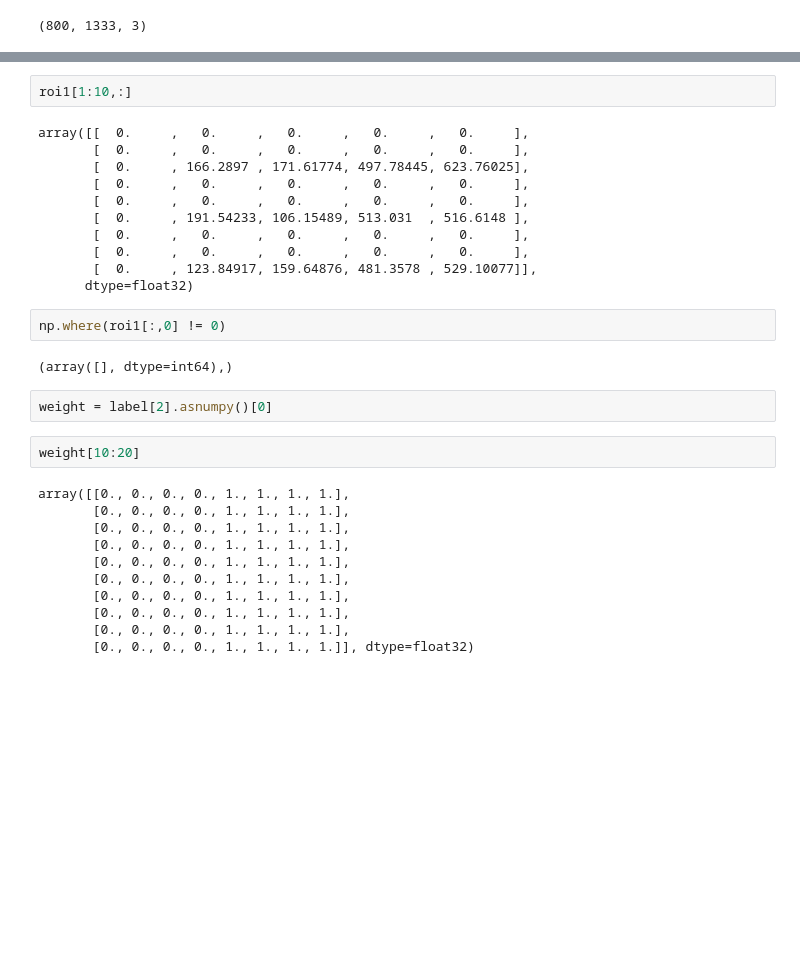
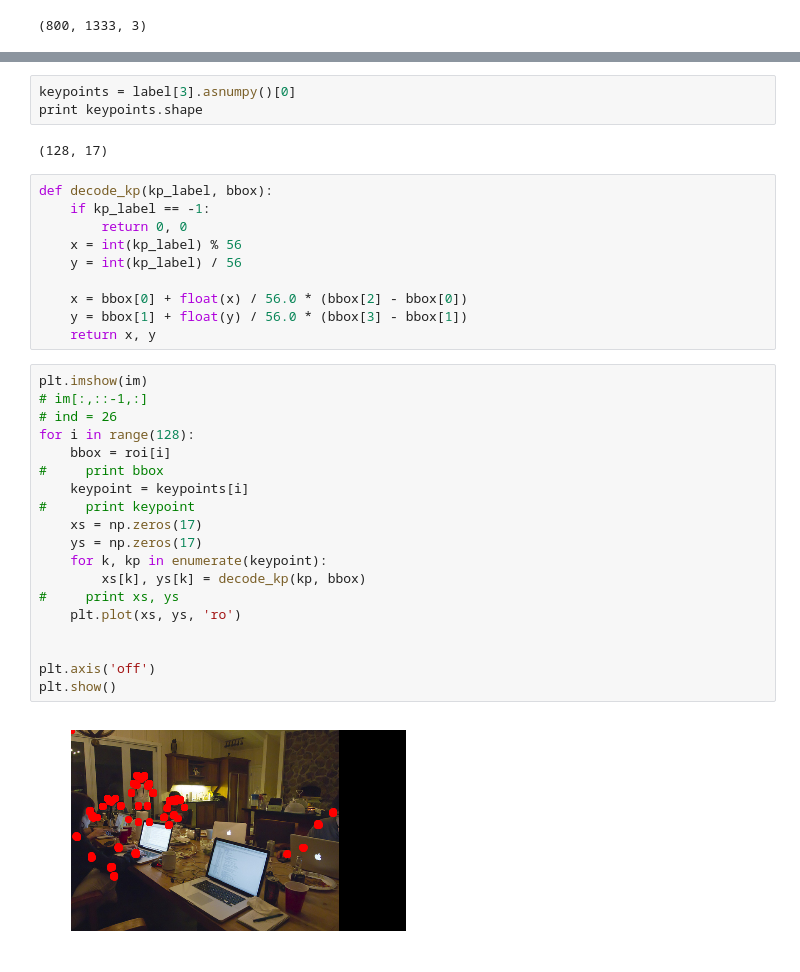
Before and after one commit to sjiang17/keypoint-maskrcnn, a Jupyter notebook: debug/debug_data.ipynb, the cells around one changed output, grey strips where cells are left out. Cells and saved outputs as stored; diff of their text form; blank space fills up the shorter version.

```diff
--- a/debug/debug_data.ipynb
+++ b/debug/debug_data.ipynb
@@ -49,32 +54,36 @@ plt.show()
-# %%
-roi1[1:10,:]
-# %% [output]
-array([[  0.     ,   0.     ,   0.     ,   0.     ,   0.     ],
-       [  0.     ,   0.     ,   0.     ,   0.     ,   0.     ],
-       [  0.     , 166.2897 , 171.61774, 497.78445, 623.76025],
-       [  0.     ,   0.     ,   0.     ,   0.     ,   0.     ],
-       [  0.     ,   0.     ,   0.     ,   0.     ,   0.     ],
-       [  0.     , 191.54233, 106.15489, 513.031  , 516.6148 ],
-       [  0.     ,   0.     ,   0.     ,   0.     ,   0.     ],
-       [  0.     ,   0.     ,   0.     ,   0.     ,   0.     ],
-       [  0.     , 123.84917, 159.64876, 481.3578 , 529.10077]],
-      dtype=float32)
-# %%
-np.where(roi1[:,0] != 0)
-# %% [output]
-(array([], dtype=int64),)
 # %%
-weight = label[2].asnumpy()[0]
+keypoints = label[3].asnumpy()[0]
+print keypoints.shape
+# %% [output]
+(128, 17)
-# %%
-weight[10:20]
-# %% [output]
-array([[0., 0., 0., 0., 1., 1., 1., 1.],
-       [0., 0., 0., 0., 1., 1., 1., 1.],
-       [0., 0., 0., 0., 1., 1., 1., 1.],
-       [0., 0., 0., 0., 1., 1., 1., 1.],
-       [0., 0., 0., 0., 1., 1., 1., 1.],
-       [0., 0., 0., 0., 1., 1., 1., 1.],
-       [0., 0., 0., 0., 1., 1., 1., 1.],
-       [0., 0., 0., 0., 1., 1., 1., 1.],
-       [0., 0., 0., 0., 1., 1., 1., 1.],
-       [0., 0., 0., 0., 1., 1., 1., 1.]], dtype=float32)
+# %%
+def decode_kp(kp_label, bbox):
+    if kp_label == -1:
+        return 0, 0
+    x = int(kp_label) % 56
+    y = int(kp_label) / 56
+
+    x = bbox[0] + float(x) / 56.0 * (bbox[2] - bbox[0])
+    y = bbox[1] + float(y) / 56.0 * (bbox[3] - bbox[1])
+    return x, y
+# %%
+plt.imshow(im)
+# im[:,::-1,:]
+# ind = 26
+for i in range(128):
+    bbox = roi[i]
+#     print bbox
+    keypoint = keypoints[i]
+#     print keypoint
+    xs = np.zeros(17)
+    ys = np.zeros(17)
+    for k, kp in enumerate(keypoint):
+        xs[k], ys[k] = decode_kp(kp, bbox)
+#     print xs, ys
+    plt.plot(xs, ys, 'ro')
+
+
+plt.axis('off')
+plt.show()
+# %% [output]
+[figure, added]
```
Also changed, not shown: parts of 12 cells of this notebook, 15 other files.
